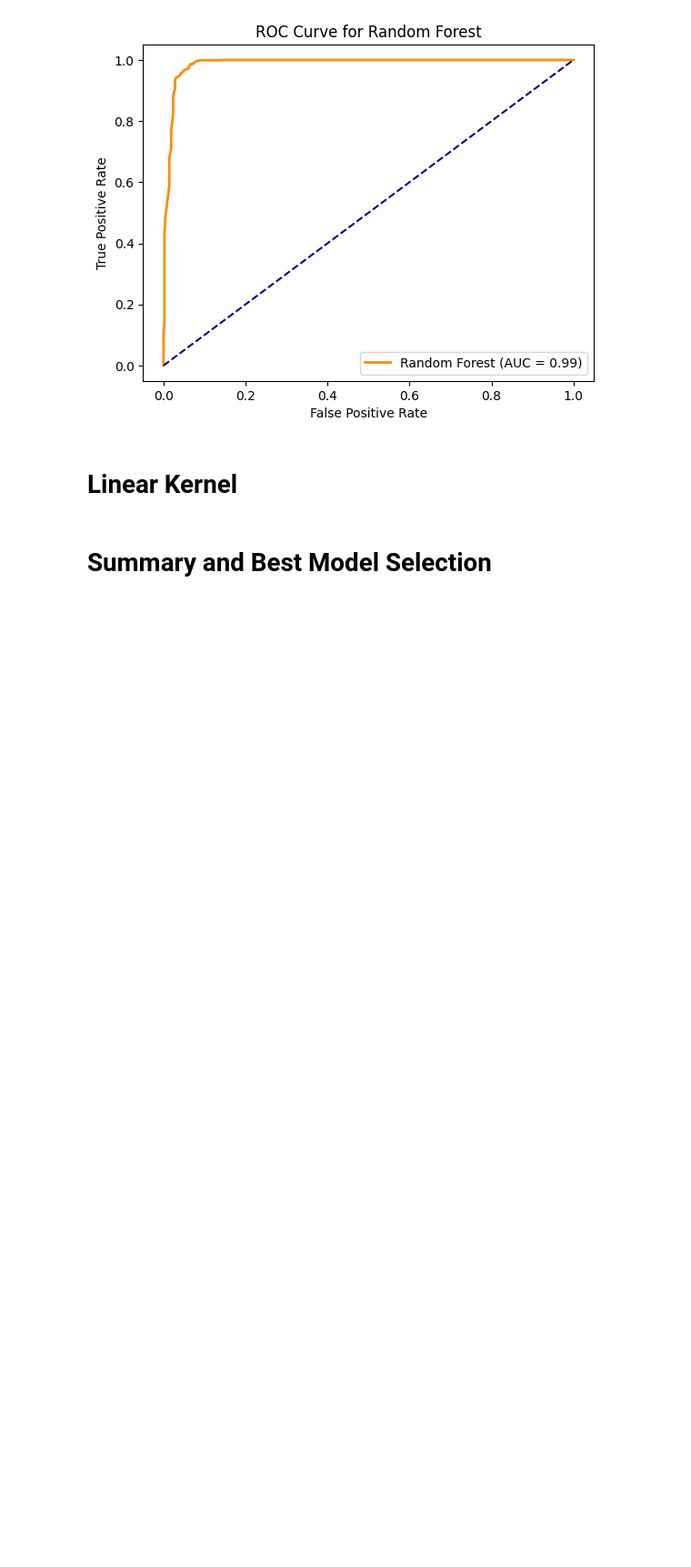
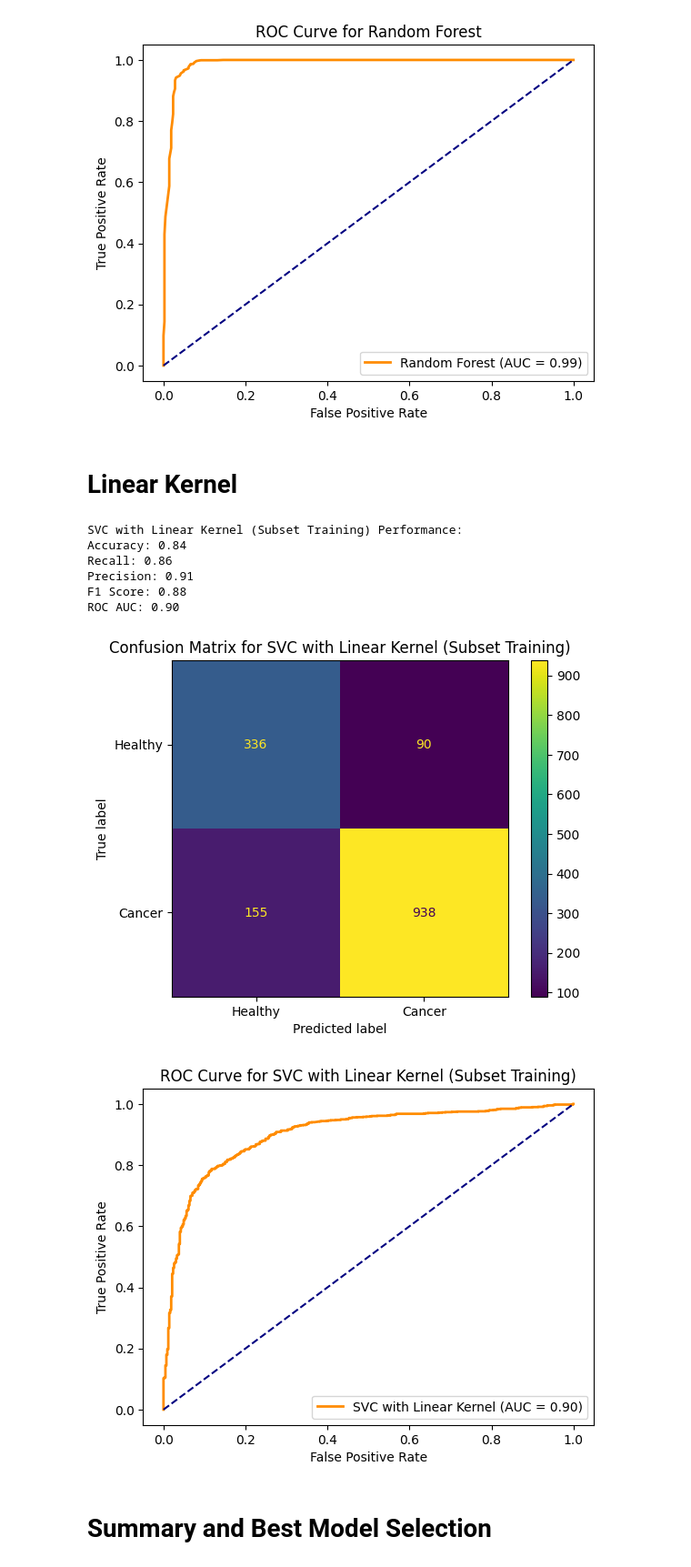
Before and after one commit to chaveroricardo/perceptron, a Jupyter notebook: Notebooks/EsophagusCancer.ipynb, the cells around one changed output. Shown at 91% size. Cells and saved outputs as stored; diff of their text form; code cells hidden in the pictures; blank space fills up the shorter version.

```diff
--- a/Notebooks/EsophagusCancer.ipynb
+++ b/Notebooks/EsophagusCancer.ipynb
@@ -176,45 +176,58 @@ ROC AUC: 0.99
 from sklearn.svm import SVC
 from sklearn.metrics import accuracy_score, recall_score, precision_score, f1_score, roc_auc_score, ConfusionMatrixDisplay, roc_curve, auc
 import matplotlib.pyplot as plt
+from sklearn.model_selection import train_test_split
 
-# Initialize and train the SVC model with linear kernel
-svc_model = SVC(kernel='linear', random_state=42, probability=True)  # `probability=True` for ROC AUC calculation
-svc_model.fit(X_train, y_train)
+# Sample a subset of the training data (e.g., 20% of the original training set)
+X_train_small, _, y_train_small, _ = train_test_split(X_train, y_train, test_size=0.8, random_state=42)
+
+# Initialize and train the SVC model with linear kernel on the smaller dataset
+svc_model = SVC(kernel='linear', random_state=42, probability=True)
+svc_model.fit(X_train_small, y_train_small)
 
 # Predictions and probability for ROC AUC
 y_pred_svc = svc_model.predict(X_test)
 y_proba_svc = svc_model.predict_proba(X_test)[:, 1]
 
 # Evaluate the SVC model
 accuracy = accuracy_score(y_test, y_pred_svc)
 recall = recall_score(y_test, y_pred_svc)
 precision = precision_score(y_test, y_pred_svc)
 f1 = f1_score(y_test, y_pred_svc)
 roc_auc = roc_auc_score(y_test, y_proba_svc)
 
 # Display performance metrics
-print("SVC with Linear Kernel Performance:")
+print("SVC with Linear Kernel (Subset Training) Performance:")
 print(f"Accuracy: {accuracy:.2f}")
 print(f"Recall: {recall:.2f}")
 print(f"Precision: {precision:.2f}")
 print(f"F1 Score: {f1:.2f}")
 print(f"ROC AUC: {roc_auc:.2f}")
 
 # Confusion Matrix
 ConfusionMatrixDisplay.from_estimator(svc_model, X_test, y_test, display_labels=["Healthy", "Cancer"])
-plt.title("Confusion Matrix for SVC with Linear Kernel")
+plt.title("Confusion Matrix for SVC with Linear Kernel (Subset Training)")
 plt.show()
 
 # ROC Curve
 fpr, tpr, _ = roc_curve(y_test, y_proba_svc)
 plt.figure()
 plt.plot(fpr, tpr, color='darkorange', lw=2, label=f'SVC with Linear Kernel (AUC = {roc_auc:.2f})')
 plt.plot([0, 1], [0, 1], color='navy', linestyle='--')
 plt.xlabel('False Positive Rate')
 plt.ylabel('True Positive Rate')
-plt.title('ROC Curve for SVC with Linear Kernel')
+plt.title('ROC Curve for SVC with Linear Kernel (Subset Training)')
 plt.legend(loc="lower right")
 plt.show()
+# %% [output]
+SVC with Linear Kernel (Subset Training) Performance:
+Accuracy: 0.84
+Recall: 0.86
+Precision: 0.91
+F1 Score: 0.88
+ROC AUC: 0.90
+[figure, added]
+[figure, added]
 # %% [markdown]
 # **Summary and Best Model Selection**
 # %%
```
